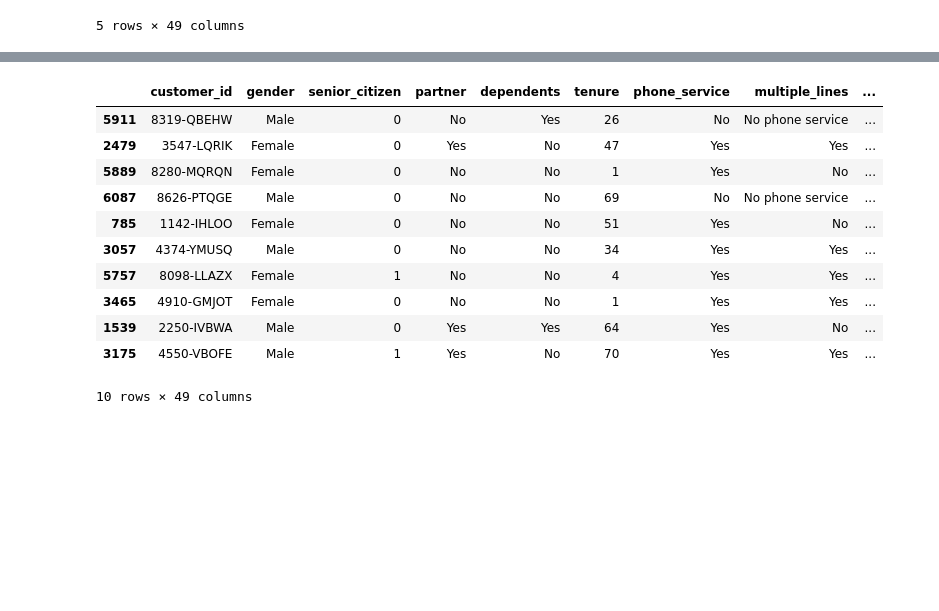
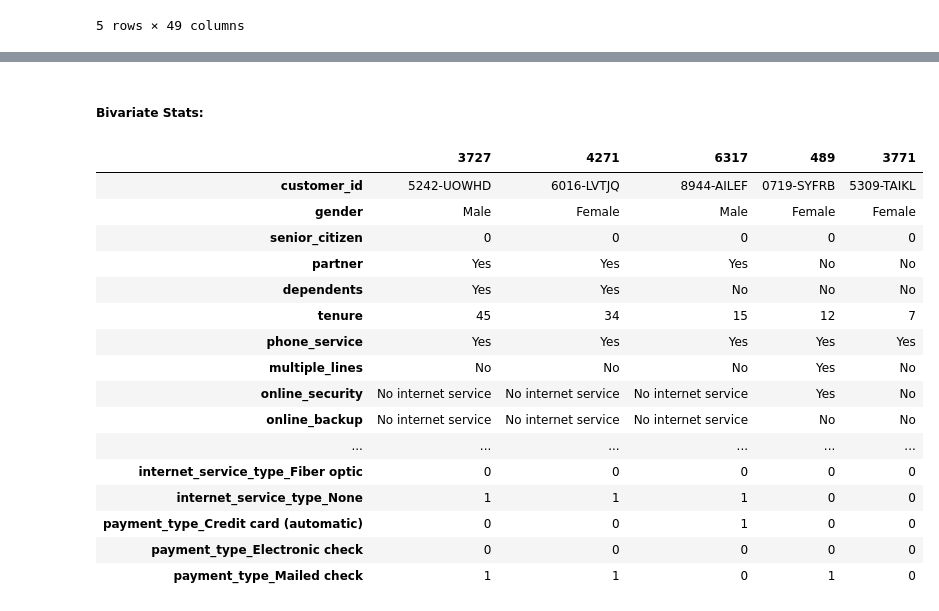
Before and after one commit to JenniferMLewis/classification-exercises, a Jupyter notebook: classification_exercises.ipynb, the cells around one changed output, grey strips where cells are left out. Drawn from its saved outputs; the diff is of its cells as text; code cells hidden in the pictures; blank space fills up the shorter version.

```diff
--- a/classification_exercises.ipynb
+++ b/classification_exercises.ipynb
@@ -676,6 +677,8 @@ Document any and all findings and takeaways in your notebook using markdown.
 telco = acq.get_telco_data()
 telco = prep.prep_telco(telco)
 telco = telco.drop(columns=['Unnamed: 0']) # This guy keeps popping up, he can't be removed in the def it seems.
+telco = telco[telco.total_charges != ' ']
+telco['total_charges'] = telco.total_charges.astype(float) # I hate you float, it won't let me fix this in the def either.
 train_telco, validate_telco, test_telco = prep.data_split(telco, 'churn')
 telco.head()
 # %% [output]
@@ -718,16 +767,23 @@ telco.gender.value_counts(), telco.senior_citizen.value_counts(), telco.partner.
+# %% [markdown]
+##### Bivariate Stats:
 # %%
 tel = train_telco # I just want a shorter var, and so I'll only look at the correct data set.
-tel.head(10)
+tel.head().T
 # %% [output]
-|  | customer_id | gender | senior_citizen | partner | dependents | tenure | phone_service | multiple_lines | ... |
-| 5911 | 8319-QBEHW | Male | 0 | No | Yes | 26 | No | No phone service | ... |
-| 2479 | 3547-LQRIK | Female | 0 | Yes | No | 47 | Yes | Yes | ... |
-| 5889 | 8280-MQRQN | Female | 0 | No | No | 1 | Yes | No | ... |
-| 6087 | 8626-PTQGE | Male | 0 | No | No | 69 | No | No phone service | ... |
-| 785 | 1142-IHLOO | Female | 0 | No | No | 51 | Yes | No | ... |
-| 3057 | 4374-YMUSQ | Male | 0 | No | No | 34 | Yes | Yes | ... |
-| 5757 | 8098-LLAZX | Female | 1 | No | No | 4 | Yes | Yes | ... |
-| 3465 | 4910-GMJOT | Female | 0 | No | No | 1 | Yes | Yes | ... |
-| 1539 | 2250-IVBWA | Male | 0 | Yes | Yes | 64 | Yes | No | ... |
-| 3175 | 4550-VBOFE | Male | 1 | Yes | No | 70 | Yes | Yes | ... |
+|  | 3727 | 4271 | 6317 | 489 | 3771 |
+| customer_id | 5242-UOWHD | 6016-LVTJQ | 8944-AILEF | 0719-SYFRB | 5309-TAIKL |
+| gender | Male | Female | Male | Female | Female |
+| senior_citizen | 0 | 0 | 0 | 0 | 0 |
+| partner | Yes | Yes | Yes | No | No |
+| dependents | Yes | Yes | No | No | No |
+| tenure | 45 | 34 | 15 | 12 | 7 |
+| phone_service | Yes | Yes | Yes | Yes | Yes |
+| multiple_lines | No | No | No | Yes | No |
+| online_security | No internet service | No internet service | No internet service | Yes | No |
+| online_backup | No internet service | No internet service | No internet service | No | No |
+| ... | ... | ... | ... | ... | ... |
+| internet_service_type_Fiber optic | 0 | 0 | 0 | 0 | 0 |
+| internet_service_type_None | 1 | 1 | 1 | 0 | 0 |
+| payment_type_Credit card (automatic) | 0 | 0 | 1 | 0 | 0 |
+| payment_type_Electronic check | 0 | 0 | 0 | 0 | 0 |
+| payment_type_Mailed check | 1 | 1 | 0 | 1 | 0 |
-10 rows × 49 columns
```
Also changed, not shown: parts of 12 cells of this notebook.
